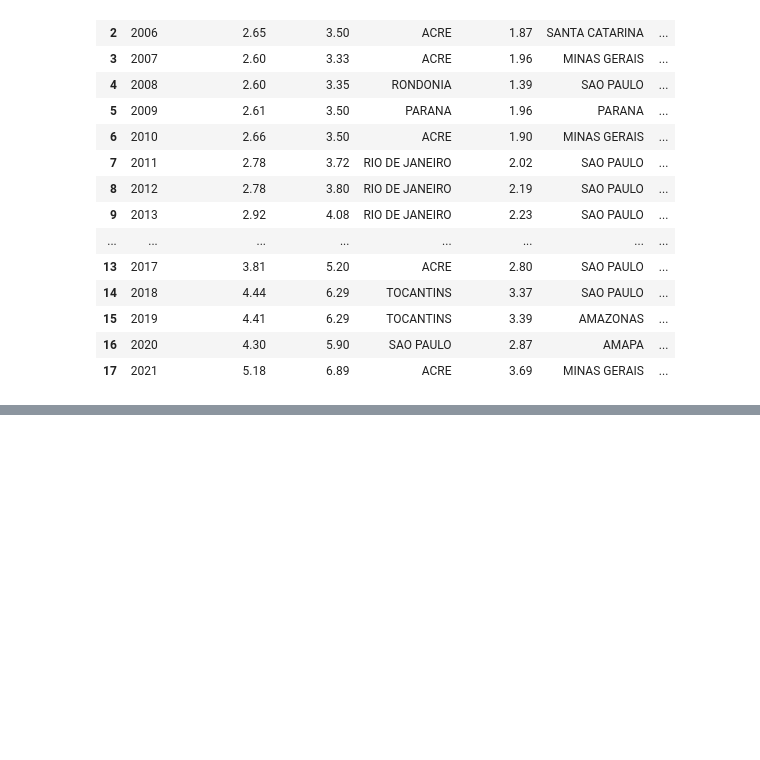
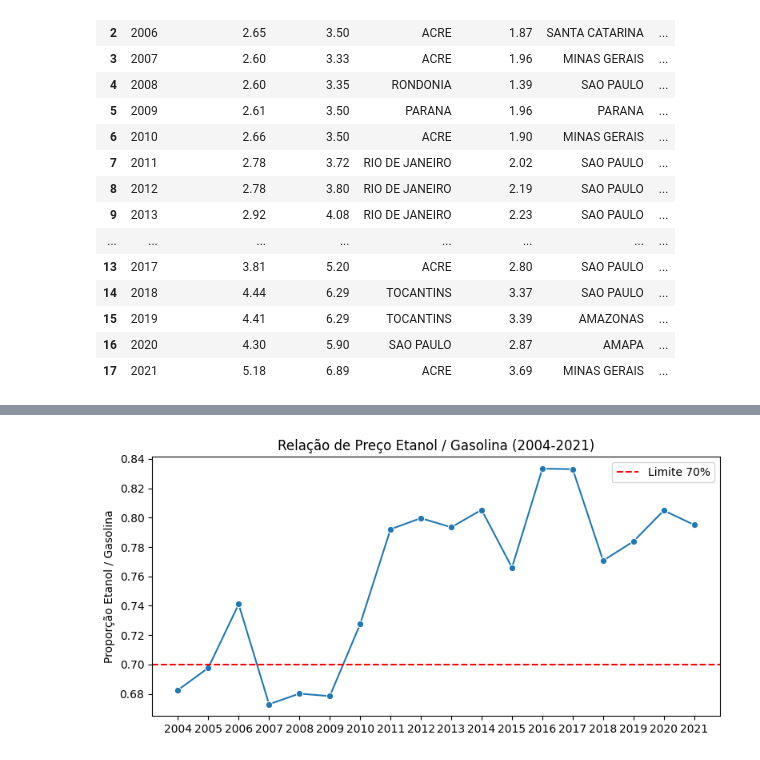
Before and after one commit to eborgesfreitas/analise-combustiveis, a Jupyter notebook: Notebooks/analise_exploratoria.ipynb, the cells around one changed output, grey strips where cells are left out. Drawn from its saved outputs; the diff is of its cells as text; code cells hidden in the pictures; blank space fills up the shorter version.

```diff
--- a/Notebooks/analise_exploratoria.ipynb
+++ b/Notebooks/analise_exploratoria.ipynb
@@ -431,0 +686,21 @@ tabela_diferencas
+# %%
+# Tabelas separadas
+gasolina = precos_ano[precos_ano['PRODUTO'] == 'GASOLINA COMUM'].set_index('ANO')
+etanol = precos_ano[precos_ano['PRODUTO'] == 'ETANOL HIDRATADO'].set_index('ANO')
+
+# Calculando a razão
+relacao = (etanol['PREÇO MÉDIO REVENDA'] / gasolina['PREÇO MÉDIO REVENDA']).reset_index()
+relacao.columns = ['ANO', 'Proporcao_Etanol_Gasolina']
+
+plt.figure(figsize=(8,4))
+sns.lineplot(data=relacao, x='ANO', y='Proporcao_Etanol_Gasolina', marker='o')
+plt.axhline(0.7, color='red', linestyle='--', label='Limite 70%')
+plt.title('Relação de Preço Etanol / Gasolina (2004-2021)')
+plt.ylabel('Proporção Etanol / Gasolina')
+plt.xlabel('')
+plt.legend()
+plt.xticks(anos)
+plt.tight_layout()
+plt.show()
+# %% [output]
+[figure, added]
```
Also changed, not shown: parts of 15 cells of this notebook, 1 other file.
